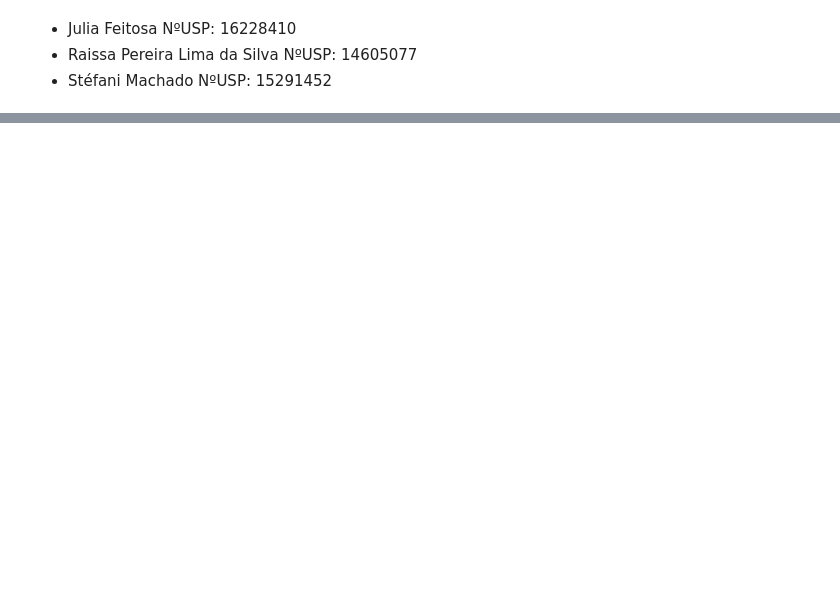
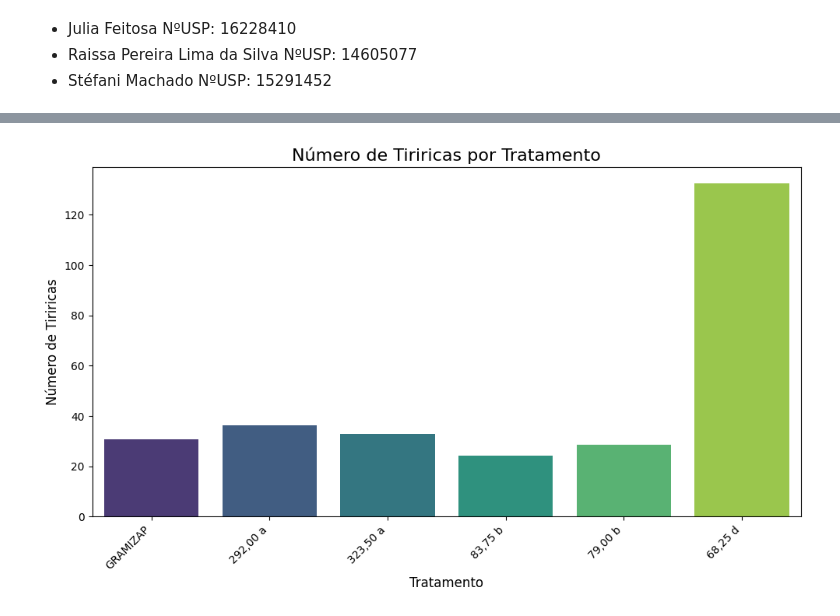
Before and after one commit to juliafoliveira-tech/Bioestat-stica, a Jupyter notebook: Seminário.ipynb, the cells around one changed output, grey strips where cells are left out. Drawn from its saved outputs; the diff is of its cells as text; code cells hidden in the pictures; blank space fills up the shorter version.

```diff
--- a/Seminário.ipynb
+++ b/Seminário.ipynb
@@ -7,4 +7,4 @@
 # %%
 import pandas as pd
 
-df = pd.read_excel('Seminario.xlsx', header=1)
+df = pd.read_excel('Seminario.xlsx', )
@@ -89,0 +11,32 @@ plt.show()
+# %%
+import matplotlib.pyplot as plt
+import seaborn as sns
+import re
+
+# Extract treatments (categories) from the second row (index 1), starting from the second column
+# These are names like 'GRAMIZAP', 'Mix Cana', 'Capim', etc.
+treatments = df.iloc[1, 1:].dropna().astype(str).tolist()
+
+# Extract values for 'número de tiriricas' from the seventh row (index 6), starting from the second column
+# These are numerical values like 30.8, 36.39, etc.
+tiriricas_values = pd.to_numeric(df.iloc[6, 1:], errors='coerce').dropna().tolist()
+
+# Ensure treatments and values have the same length
+min_len = min(len(treatments), len(tiriricas_values))
+treatments = treatments[:min_len]
+tiriricas_values = tiriricas_values[:min_len]
+
+# Create a new DataFrame for plotting
+plot_df_tiriricas = pd.DataFrame({'Tratamento': treatments, 'Numero_Tiriricas': tiriricas_values})
+
+# Create the bar chart
+plt.figure(figsize=(10, 6))
+sns.barplot(x='Tratamento', y='Numero_Tiriricas', data=plot_df_tiriricas, palette='viridis', hue='Tratamento', legend=False)
+plt.title('Número de Tiriricas por Tratamento', fontsize=16)
+plt.xlabel('Tratamento', fontsize=12)
+plt.ylabel('Número de Tiriricas', fontsize=12)
+plt.xticks(rotation=45, ha='right')
+plt.tight_layout()
+plt.show()
+# %% [output]
+[figure, added]
```
Also changed, not shown: parts of 3 cells of this notebook.
